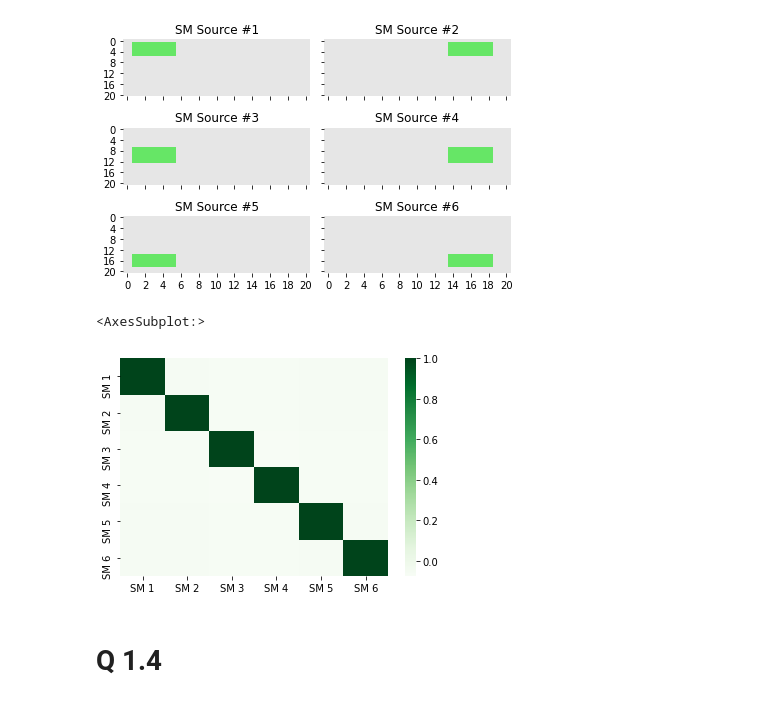
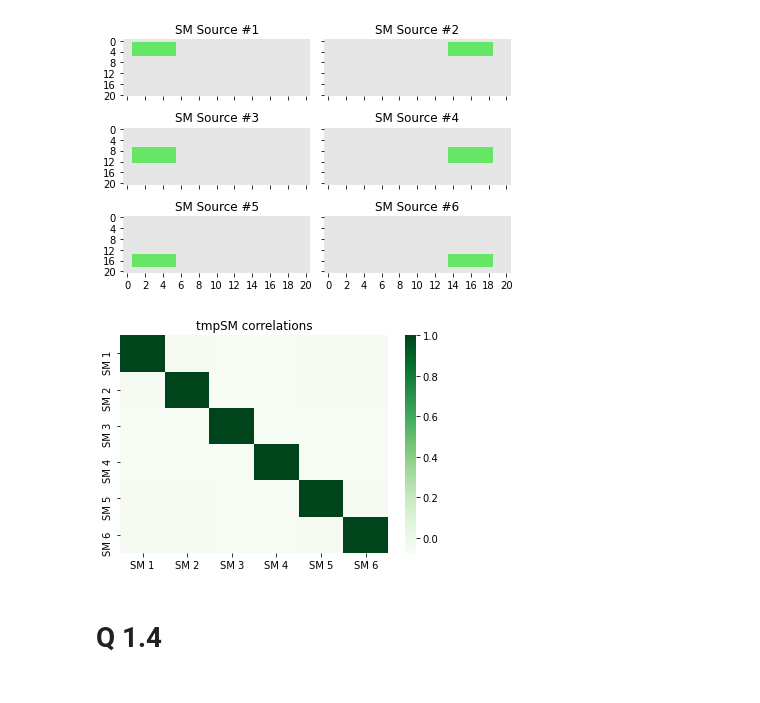
Before and after one commit to Sorgl0s/MAST30034_Assignment1, a Jupyter notebook: Assignment 1 JPNB.ipynb, the cells around one changed output. Saved outputs shown, nothing was run; the diff lists cells and outputs as text; code cells hidden in the pictures.

```diff
--- a/Assignment 1 JPNB.ipynb
+++ b/Assignment 1 JPNB.ipynb
@@ -89,14 +92,15 @@ plt.show()
 # %%
 # Plot tmpSMs correlations.
 
 SM = np.reshape(tmpSM, (6, 441))
 
 corr = np.corrcoef(SM)
 labels = ["SM " + str(i) for i in range(1, 7)]
-sns.heatmap(corr, cmap = 'Greens', xticklabels = labels, yticklabels = labels)
+fig = sns.heatmap(corr, cmap = 'Greens', xticklabels = labels, yticklabels = labels)
+fig.set_title("tmpSM correlations")
+plt.show()
 # %% [output]
-<AxesSubplot:>
-[figure, old version]
+[figure, new version]
 # %% [markdown]
 <h1>Q 1.4</h1>
 # %%
```
Also changed, not shown: parts of 8 cells of this notebook.
